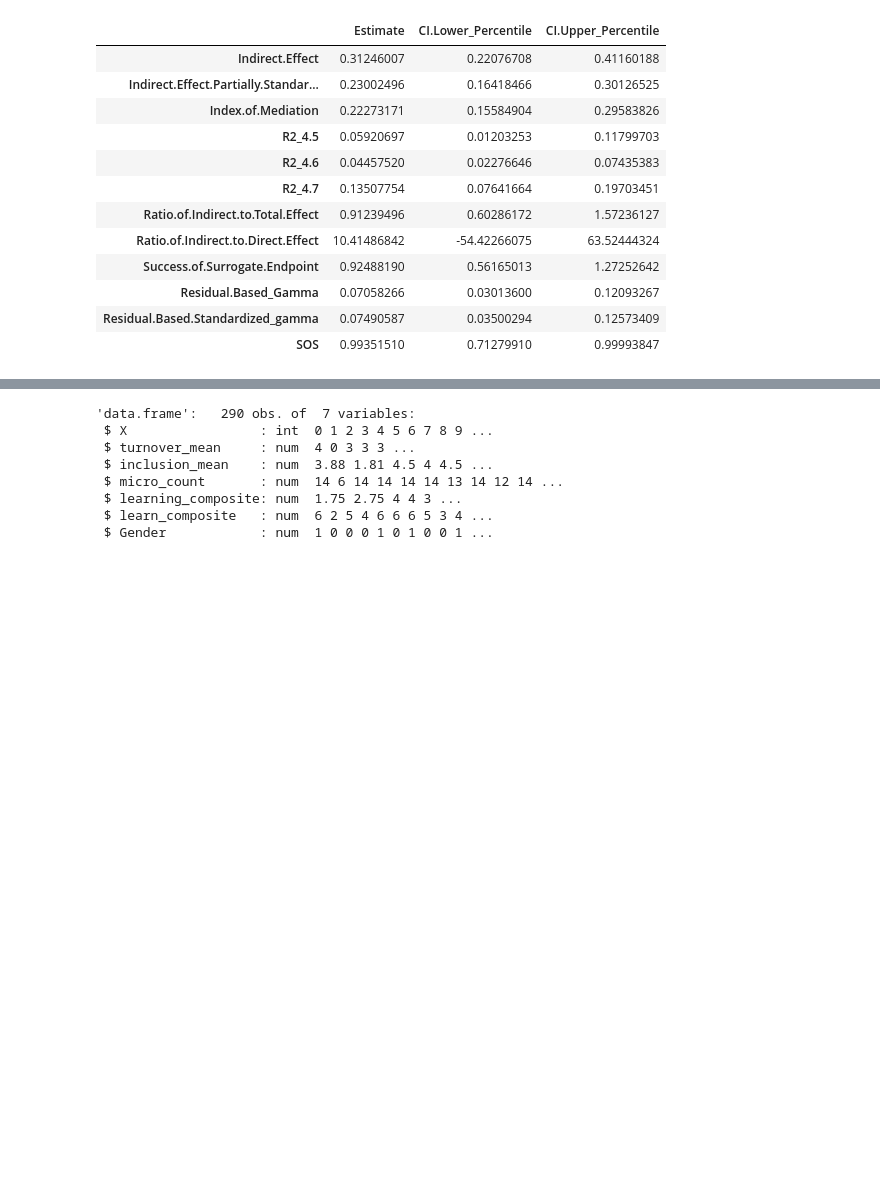
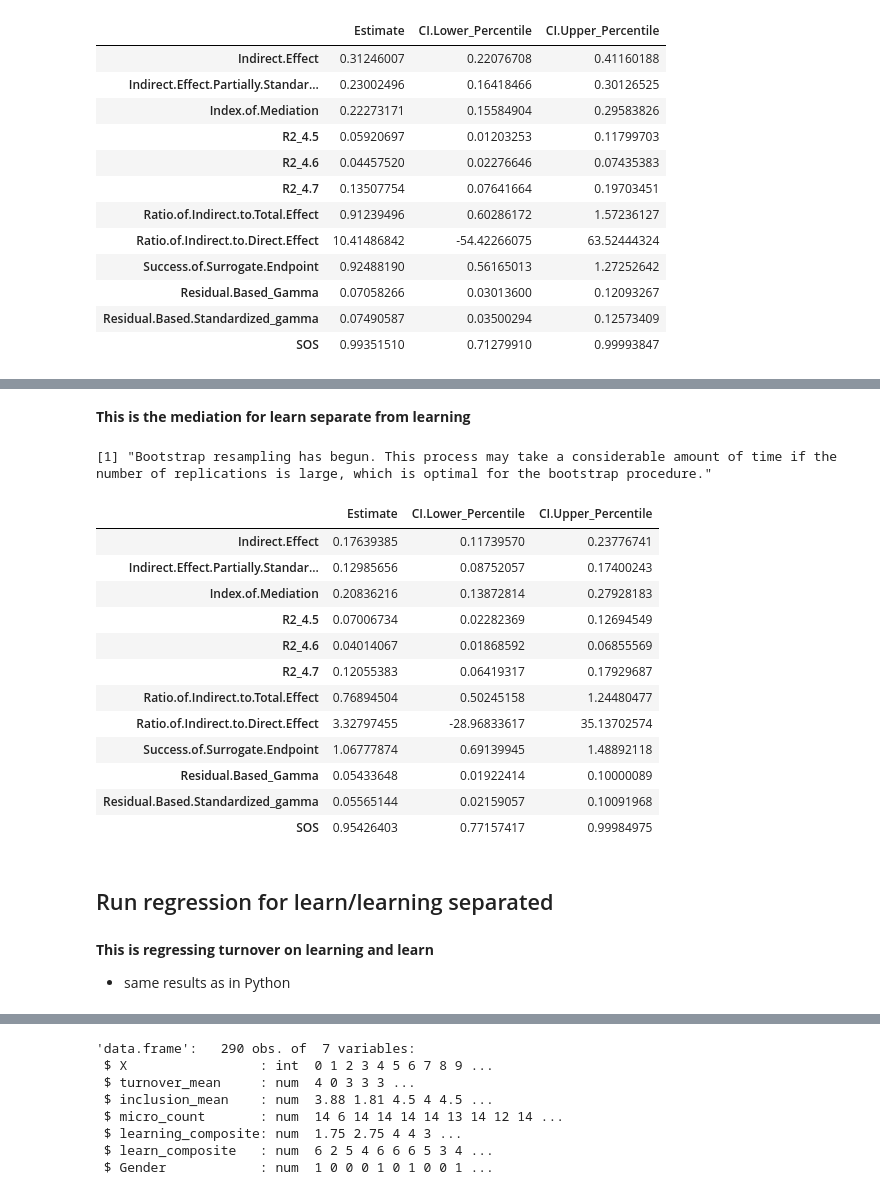
Before and after one commit to sam-cannon/AOM, a Jupyter notebook: AOM in R.ipynb, the cells around one changed output, grey strips where cells are left out. Drawn from its saved outputs; the diff is of its cells as text; code cells hidden in the pictures; blank space fills up the shorter version.

```diff
--- a/AOM in R.ipynb
+++ b/AOM in R.ipynb
@@ -208,0 +204,24 @@ corr_df <- read.csv("AOM_correlation_data.csv", header = TRUE)
+# %% [markdown]
+__This is the mediation for learn separate from learning__
+# %%
+mediation(corr_df$learn_composite, corr_df$inclusion_mean, corr_df$turnover_mean, conf.level = 0.95, bootstrap = T, B = 5000, which.boot="Percentile")
+# %% [output]
+[1] "Bootstrap resampling has begun. This process may take a considerable amount of time if the number of replications is large, which is optimal for the bootstrap procedure."
+|  | Estimate | CI.Lower_Percentile | CI.Upper_Percentile |
+| Indirect.Effect | 0.17639385 | 0.11739570 | 0.23776741 |
+| Indirect.Effect.Partially.Standar... | 0.12985656 | 0.08752057 | 0.17400243 |
+| Index.of.Mediation | 0.20836216 | 0.13872814 | 0.27928183 |
+| R2_4.5 | 0.07006734 | 0.02282369 | 0.12694549 |
+| R2_4.6 | 0.04014067 | 0.01868592 | 0.06855569 |
+| R2_4.7 | 0.12055383 | 0.06419317 | 0.17929687 |
+| Ratio.of.Indirect.to.Total.Effect | 0.76894504 | 0.50245158 | 1.24480477 |
+| Ratio.of.Indirect.to.Direct.Effect | 3.32797455 | -28.96833617 | 35.13702574 |
+| Success.of.Surrogate.Endpoint | 1.06777874 | 0.69139945 | 1.48892118 |
+| Residual.Based_Gamma | 0.05433648 | 0.01922414 | 0.10000089 |
+| Residual.Based.Standardized_gamma | 0.05565144 | 0.02159057 | 0.10091968 |
+| SOS | 0.95426403 | 0.77157417 | 0.99984975 |
+# %% [markdown]
+## Run regression for learn/learning separated
+# %% [markdown]
+__This is regressing turnover on learning and learn__
+- same results as in Python
```
Also changed, not shown: parts of 22 cells of this notebook.
